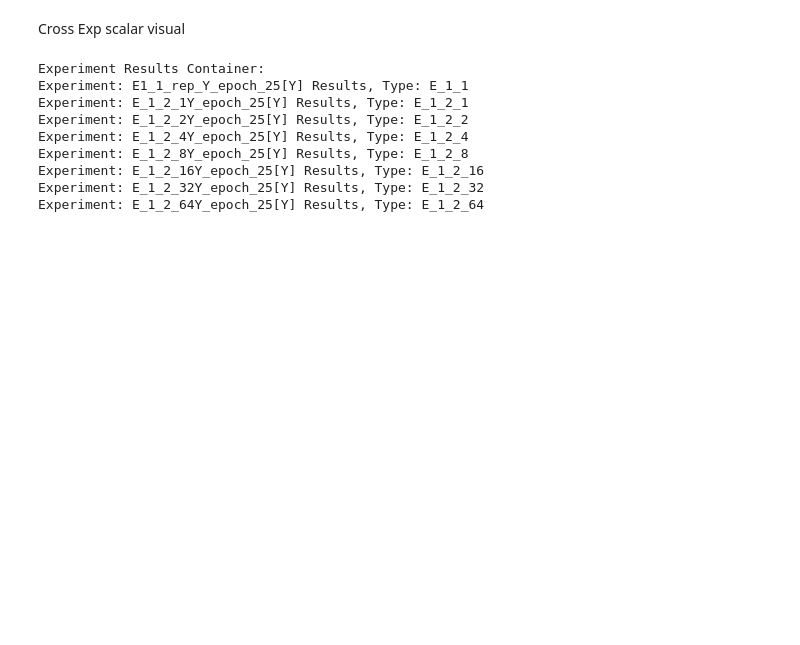
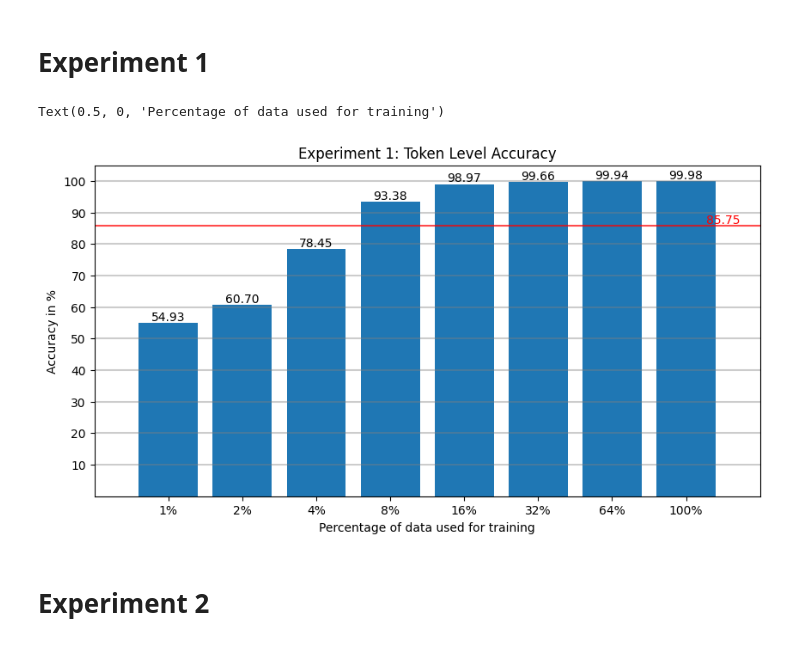
Before and after one commit to miriusz6/Scan_Experiments, a Jupyter notebook: trash.ipynb, the cells around one changed output. Saved outputs shown, nothing was run; the diff lists cells and outputs as text; code cells hidden in the pictures; blank space fills up the shorter version.

Commit message:
visualization for E1 and E2 finished

```diff
--- a/trash.ipynb
+++ b/trash.ipynb
@@ -10,2 +11,0 @@ import matplotlib.pyplot as plt
-# %% [markdown]
-Cross Exp scalar visual
@@ -16,12 +12,29 @@ with open(f"saved_data/eval_results/merged/E1.json", "r") as f:
-# %%
-E1_1 = aggregate_by_exp_type(E1_1)
-# %% [output]
-Experiment Results Container:
-Experiment: E1_1_rep_Y_epoch_25[Y] Results, Type: E_1_1
-Experiment: E_1_2_1Y_epoch_25[Y] Results, Type: E_1_2_1
-Experiment: E_1_2_2Y_epoch_25[Y] Results, Type: E_1_2_2
-Experiment: E_1_2_4Y_epoch_25[Y] Results, Type: E_1_2_4
-Experiment: E_1_2_8Y_epoch_25[Y] Results, Type: E_1_2_8
-Experiment: E_1_2_16Y_epoch_25[Y] Results, Type: E_1_2_16
-Experiment: E_1_2_32Y_epoch_25[Y] Results, Type: E_1_2_32
-Experiment: E_1_2_64Y_epoch_25[Y] Results, Type: E_1_2_64
+# %% [markdown]
+# Experiment 1
+# %%
+E1 = EvaluationResultContainer.from_json("saved_data/eval_results/merged/E1.json")
+# avrg over repetitions
+E1 = aggregate_by_exp_type(E1)
+# put E_1_1 to the end
+E1.append_results(E1.pop(0))
+# %%
+#TL ACC AVRG NO_ORACLE
+acc_tl_outlen = MetricTemplate(flags=[
+    Flags.LevelFlags.TL,
+    Flags.MetricFlags.ACC,
+    Flags.DistrFlags.Avrg,
+    Flags.PredictionFlags.NO_ORACLE,
+])
+
+fig2, ax = plt.subplots(1, 1, figsize=(10, 5))
+ms:list[Metric] = (E1*100).get_data(acc_tl_outlen)
+x_lbls = ['1%','2%','4%','8%','16%','32%','64%','100%']
+mk_bar_plot(ax,ms,x_lbls=x_lbls)
+ax.set_title("Experiment 1: Token Level Accuracy")
+ax.set_ylabel("Accuracy in %")
+ax.set_xlabel("Percentage of data used for training")
+# %% [output]
+Text(0.5, 0, 'Percentage of data used for training')
+[figure, added]
+# %% [markdown]
+# Experiment 2
```
Also changed, not shown: parts of 9 cells of this notebook, 3 other files.
